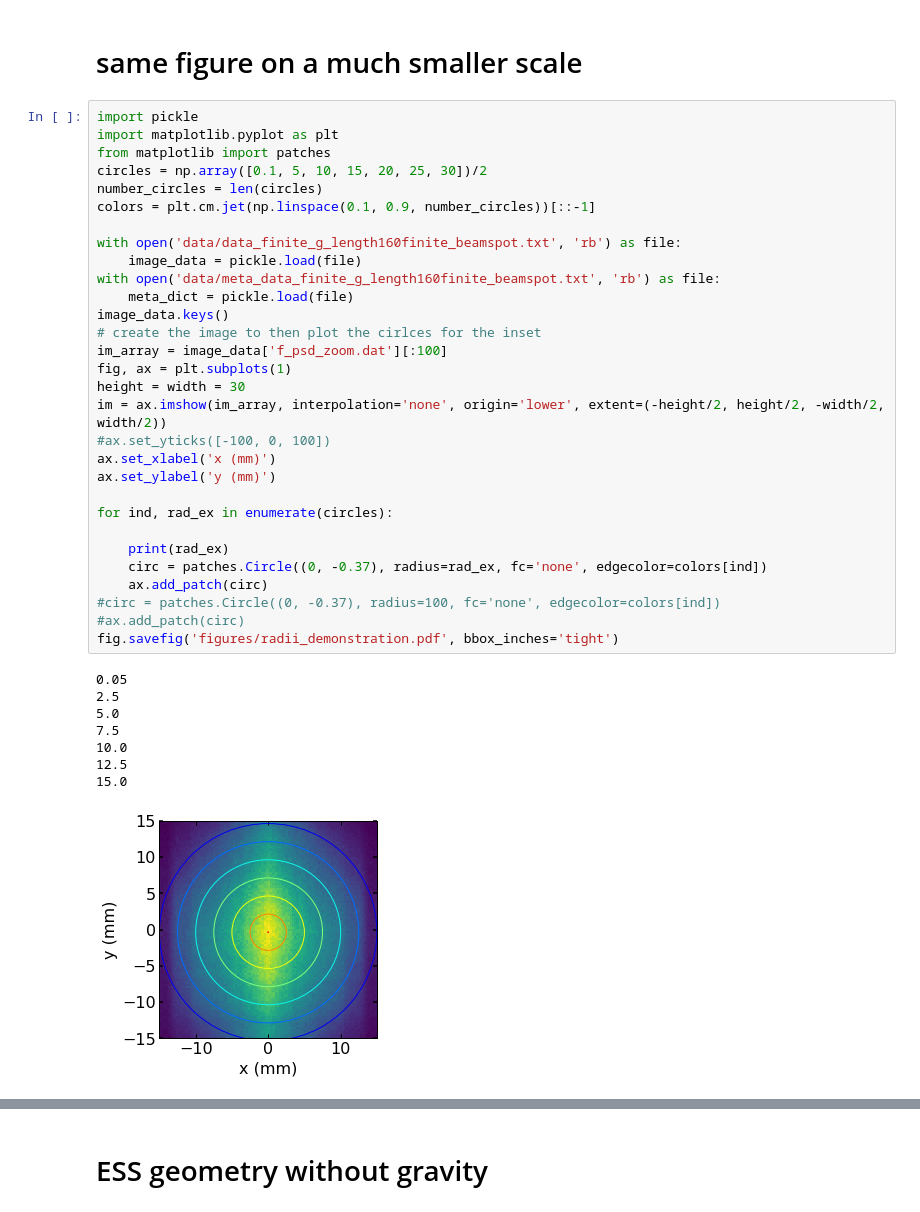
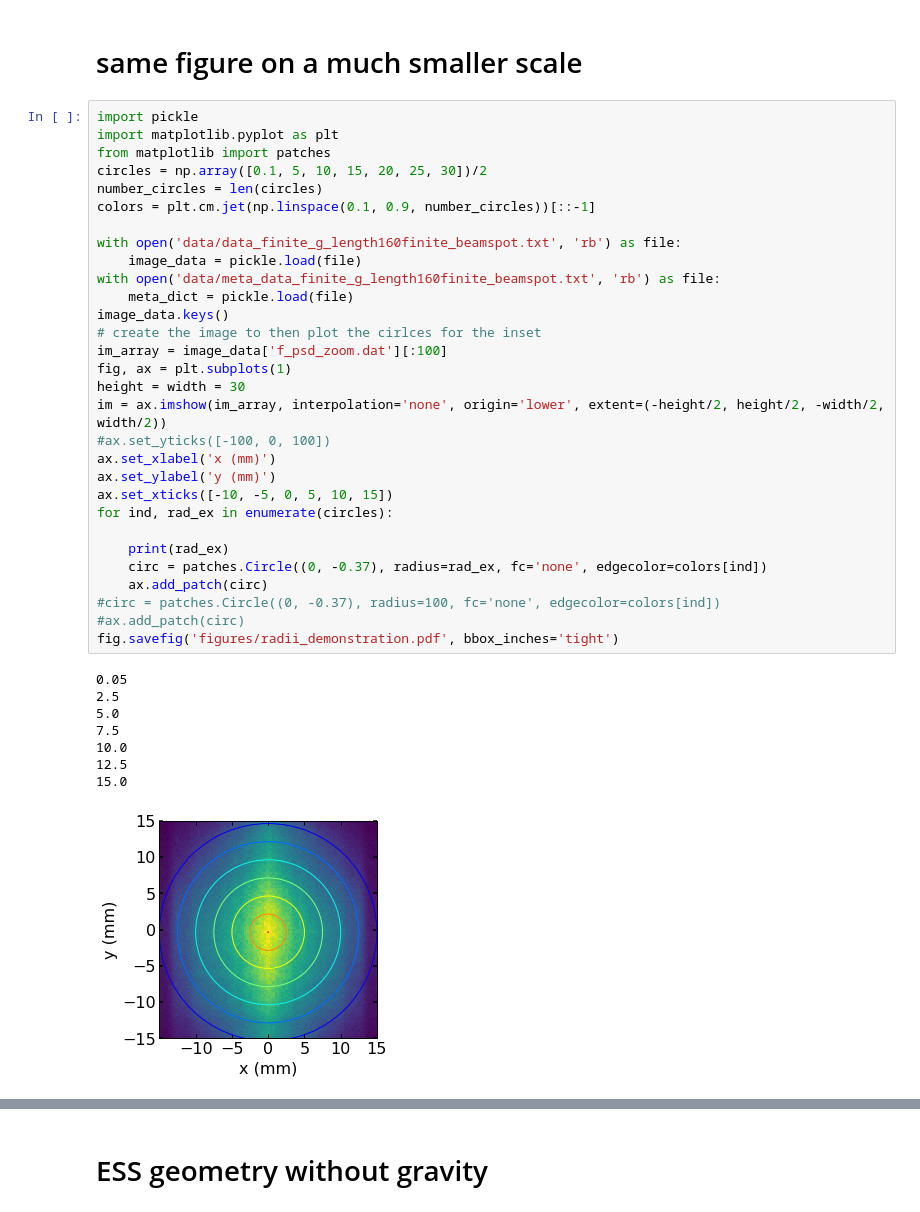
Before and after one commit to christophherb/extraction_parabolic_guide_nested_mirror_paper, a Jupyter notebook: parabolic_extraction.ipynb, the cells around one changed output, grey strips where cells are left out. Drawn from its saved outputs; the diff is of its cells as text.

```diff
--- a/parabolic_extraction.ipynb
+++ b/parabolic_extraction.ipynb
@@ -416,35 +416,35 @@ colors = plt.cm.jet(np.linspace(0.1, 0.9, number_circles))[::-1]
 
 with open('data/data_finite_g_length160finite_beamspot.txt', 'rb') as file:
     image_data = pickle.load(file)
 with open('data/meta_data_finite_g_length160finite_beamspot.txt', 'rb') as file:
     meta_dict = pickle.load(file)
 image_data.keys()
 # create the image to then plot the cirlces for the inset
 im_array = image_data['f_psd_zoom.dat'][:100]
 fig, ax = plt.subplots(1)
 height = width = 30
 im = ax.imshow(im_array, interpolation='none', origin='lower', extent=(-height/2, height/2, -width/2, width/2))
 #ax.set_yticks([-100, 0, 100])
 ax.set_xlabel('x (mm)')
 ax.set_ylabel('y (mm)')
-
+ax.set_xticks([-10, -5, 0, 5, 10, 15])
 for ind, rad_ex in enumerate(circles):
 
     print(rad_ex)
     circ = patches.Circle((0, -0.37), radius=rad_ex, fc='none', edgecolor=colors[ind])
     ax.add_patch(circ)
 #circ = patches.Circle((0, -0.37), radius=100, fc='none', edgecolor=colors[ind])
 #ax.add_patch(circ)
 fig.savefig('figures/radii_demonstration.pdf', bbox_inches='tight')
 # %% [output]
 0.05
 2.5
 5.0
 7.5
 10.0
 12.5
 15.0
-[figure, old version]
+[figure, new version]
 # %%
 import matplotlib.pyplot as plt
 import image_thresholds
```
Also changed, not shown: parts of 1 cell of this notebook, 2 other files.
